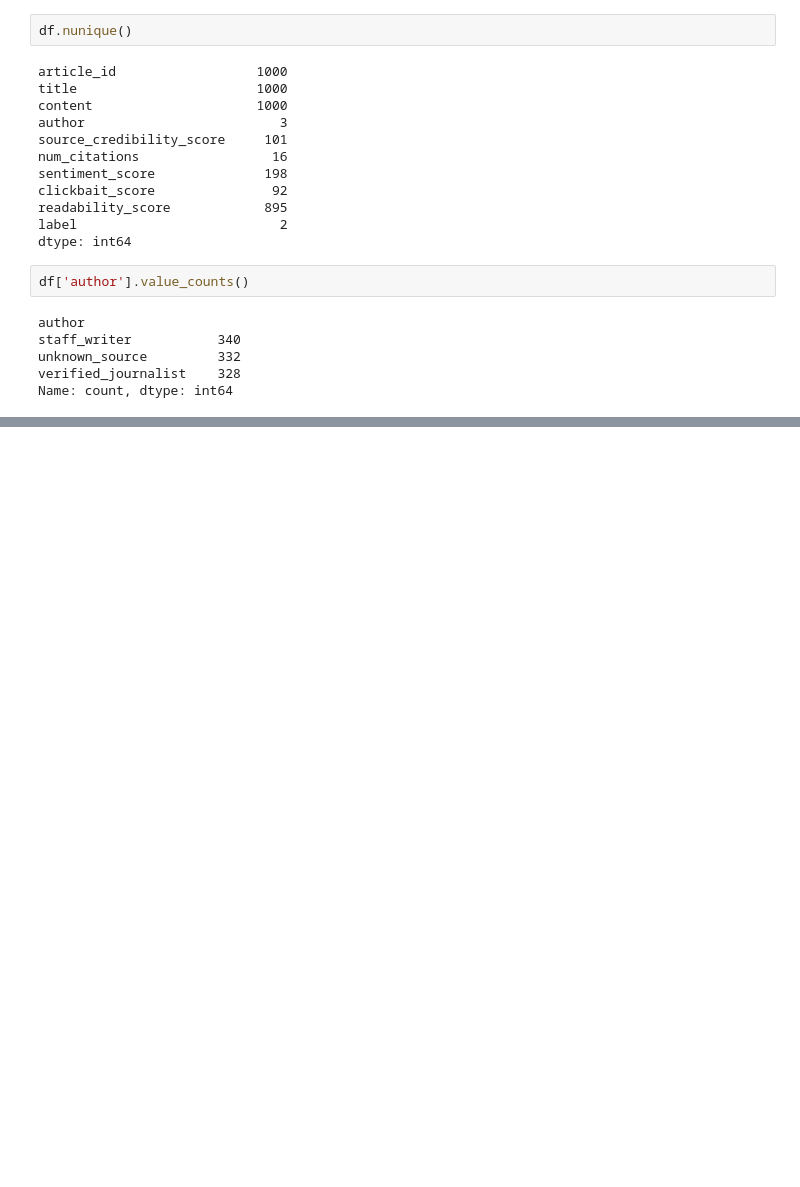
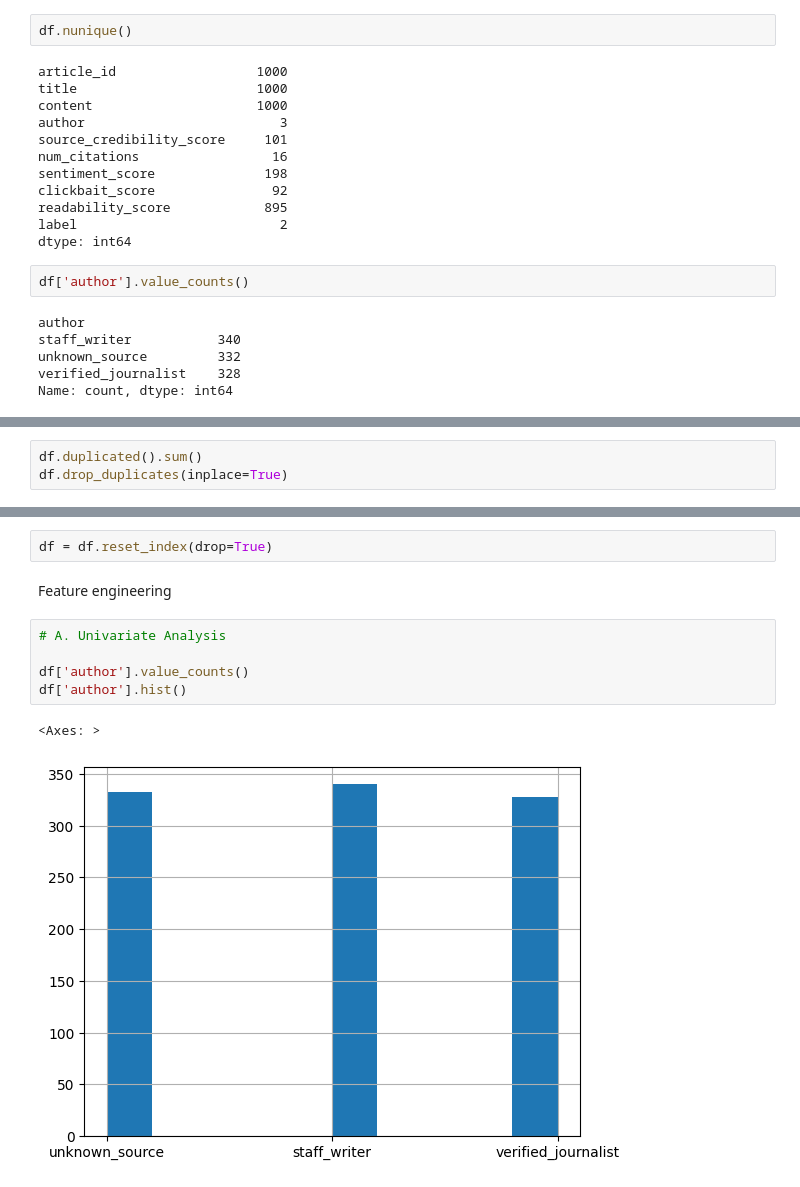
Before and after one commit to BinaryWhizz/Data-Analysis, a Jupyter notebook: Data Analysis 06/01.ipynb, the cells around one changed output, grey strips where cells are left out. Drawn from its saved outputs; the diff is of its cells as text; blank space fills up the shorter version.

```diff
--- a/Data Analysis 06/01.ipynb
+++ b/Data Analysis 06/01.ipynb
@@ -123,0 +140,3 @@ df.sample(5)        # random 5 rows
+# %%
+df.duplicated().sum()
+df.drop_duplicates(inplace=True)
@@ -123,0 +152,12 @@ df.sample(5)        # random 5 rows
+# %%
+df = df.reset_index(drop=True)
+# %% [markdown]
+Feature engineering
+# %%
+# A. Univariate Analysis
+
+df['author'].value_counts()
+df['author'].hist()
+# %% [output]
+<Axes: >
+[figure, added]
```
Also changed, not shown: parts of 8 cells of this notebook.
